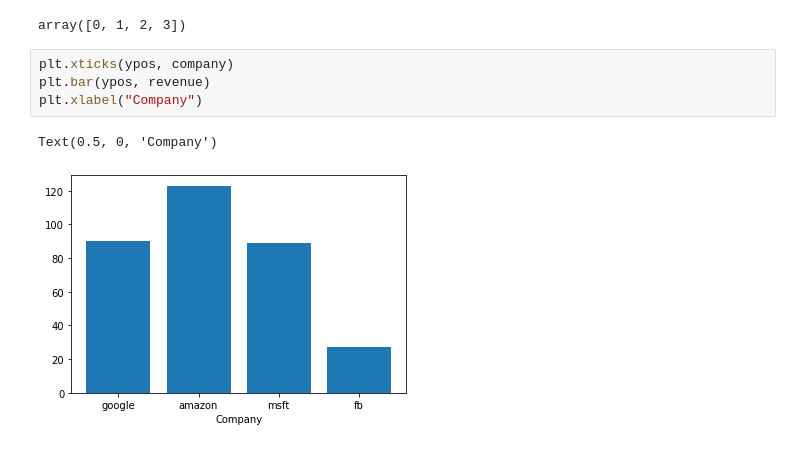
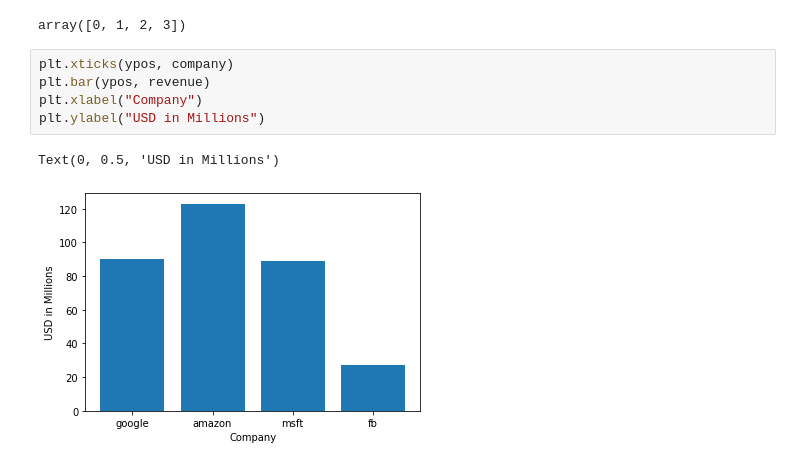
Before and after one commit to kowais915/deep-learning-416, a Jupyter notebook: matplotlib.ipynb, the cells around one changed output. Saved outputs shown, nothing was run; the diff lists cells and outputs as text.

```diff
--- a/matplotlib.ipynb
+++ b/matplotlib.ipynb
@@ -51,7 +51,8 @@ array([0, 1, 2, 3])
 # %%
 plt.xticks(ypos, company)
 plt.bar(ypos, revenue)
 plt.xlabel("Company")
+plt.ylabel("USD in Millions")
 # %% [output]
-Text(0.5, 0, 'Company')
+Text(0, 0.5, 'USD in Millions')
-[figure, old version]
+[figure, new version]
```
Also changed, not shown: parts of 1 cell of this notebook.
